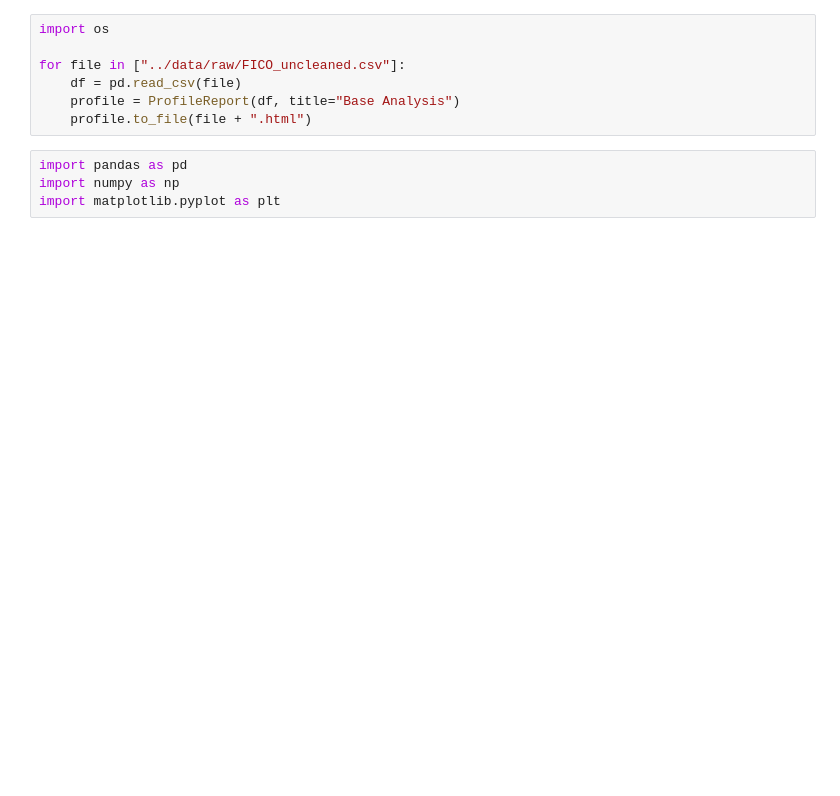
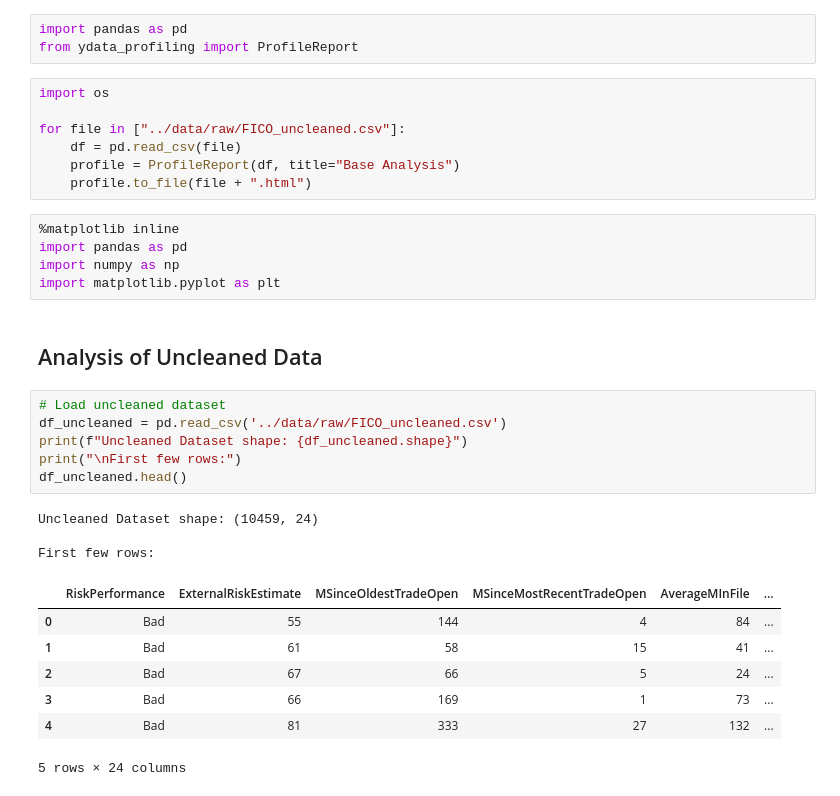
Before and after one commit to maxdokukin/ai-ml-cmpe-257-credit-risk, a Jupyter notebook: notebooks/01-eda.ipynb, the cells around one changed output. Saved outputs shown, nothing was run; the diff lists cells and outputs as text; blank space fills up the shorter version.

```diff
--- a/notebooks/01-eda.ipynb
+++ b/notebooks/01-eda.ipynb
@@ -14,3 +32,6 @@ Improve your data and profiling with ydata-sdk, featuring data quality scoring,
+# %%
+import pandas as pd
+from ydata_profiling import ProfileReport
 # %%
 import os
 
@@ -19,6 +40,26 @@ for file in ["../data/raw/FICO_uncleaned.csv"]:
     profile = ProfileReport(df, title="Base Analysis")
     profile.to_file(file + ".html")
 # %%
+%matplotlib inline
 import pandas as pd
 import numpy as np
 import matplotlib.pyplot as plt
+# %% [markdown]
+## Analysis of Uncleaned Data
+# %%
+# Load uncleaned dataset
+df_uncleaned = pd.read_csv('../data/raw/FICO_uncleaned.csv')
+print(f"Uncleaned Dataset shape: {df_uncleaned.shape}")
+print("\nFirst few rows:")
+df_uncleaned.head()
+# %% [output]
+Uncleaned Dataset shape: (10459, 24)
+
+First few rows:
+|  | RiskPerformance | ExternalRiskEstimate | MSinceOldestTradeOpen | MSinceMostRecentTradeOpen | AverageMInFile | ... |
+| 0 | Bad | 55 | 144 | 4 | 84 | ... |
+| 1 | Bad | 61 | 58 | 15 | 41 | ... |
+| 2 | Bad | 67 | 66 | 5 | 24 | ... |
+| 3 | Bad | 66 | 169 | 1 | 73 | ... |
+| 4 | Bad | 81 | 333 | 27 | 132 | ... |
+5 rows × 24 columns
```
Also changed, not shown: parts of 16 cells of this notebook.
